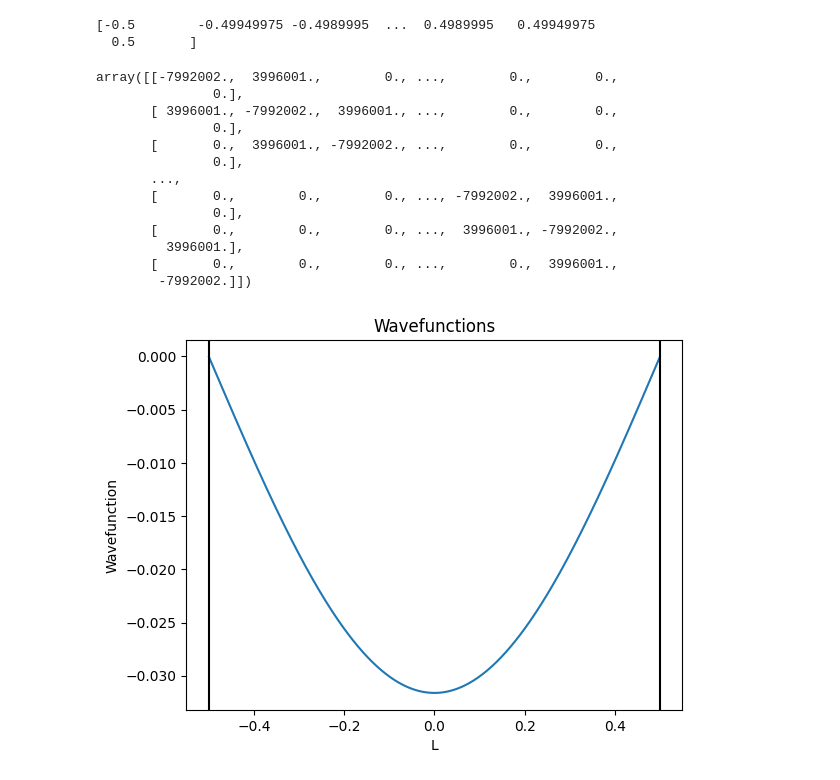
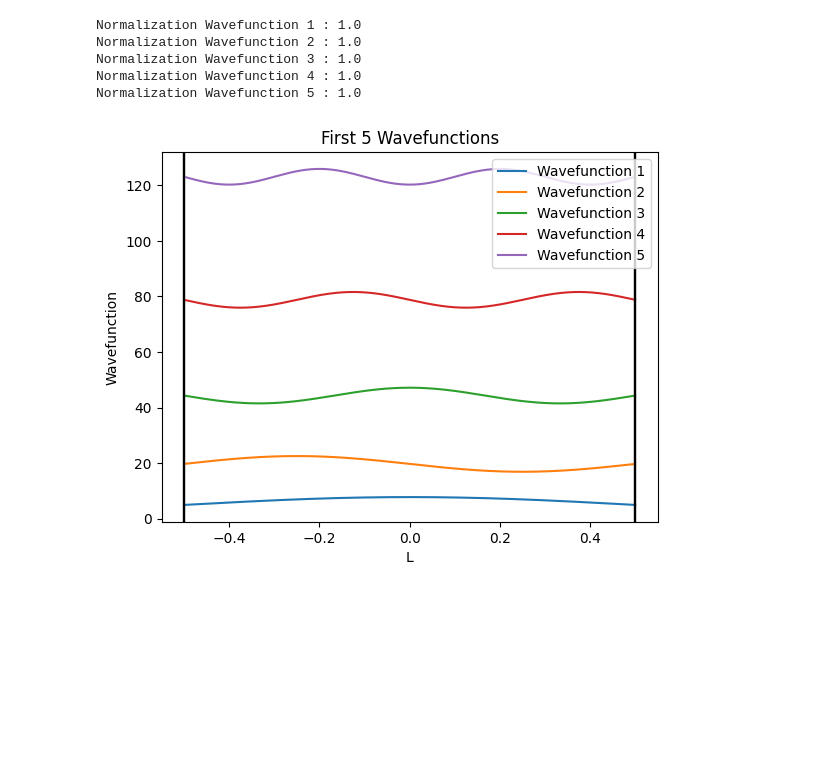
Before and after one commit to beanch96/comp-prob-solv, a Jupyter notebook: homework-1-grad.ipynb, the cells around one changed output. Saved outputs shown, nothing was run; the diff lists cells and outputs as text; code cells hidden in the pictures; blank space fills up the shorter version.

```diff
--- a/homework-1-grad.ipynb
+++ b/homework-1-grad.ipynb
@@ -11,10 +11,6 @@ m=1
 L=1.0
 n=2000
 grid= np.linspace(-L/2, L/2, n)
-print(grid)
-# %% [output]
-[-0.5        -0.49949975 -0.4989995  ...  0.4989995   0.49949975
-  0.5       ]
 # %%
 #task b
 
@@ -23,12 +19,11 @@ def Laplacian(n):
     Computes the Laplacian operator based on number of points in grid.
 
     Parameters:
-    coord1 (list): List of 3D coordinates of atom 1.
-    coord2 (list): List of 3D coordinates of atom 2.
-    coord3 (list): List of 3D coordinates of atom 3.
+    n (int): Number of points on the grid.
+
 
     Returns:
-    float: bond angle between three atoms in 3D space.
+    Array: Laplacian Matrix.
     """
     I=np.identity(n)
     sup_diag=np.diag(np.ones(n-1),1)
@@ -37,22 +32,6 @@ def Laplacian(n):
     dx=(1 / (n-1))
     laplacian=(1/(dx**2))*(-2*I+I_off)
     return laplacian
-
-Laplacian(n)
-# %% [output]
-array([[-7992002.,  3996001.,        0., ...,        0.,        0.,
-               0.],
-       [ 3996001., -7992002.,  3996001., ...,        0.,        0.,
-               0.],
-       [       0.,  3996001., -7992002., ...,        0.,        0.,
-               0.],
-       ...,
-       [       0.,        0.,        0., ..., -7992002.,  3996001.,
-               0.],
-       [       0.,        0.,        0., ...,  3996001., -7992002.,
-         3996001.],
-       [       0.,        0.,        0., ...,        0.,  3996001.,
-        -7992002.]])
 # %%
 #task c
 
@@ -69,15 +48,30 @@ sorted_eigenvectors = eigenvectors[:, sorted_indices]
 first_seven_eigenvalues = sorted_eigenvalues[:7]
 first_seven_eigenvectors = eigenvectors[:, sorted_indices[:7]]
 # %%
-wavefunction = sorted_eigenvectors[:, 0]
+# Step 4: Plot the first wavefunction
 
-# Step 4: Plot the first wavefunction
-plt.plot(grid, wavefunction)
-plt.axvline(x=L/2, color='black', linestyle='-')
-plt.axvline(x=-L/2, color='black', linestyle='-')
-plt.title("Wavefunctions")
+
+x=grid
+dx= (grid[1]-grid[0])
+for i in range(5):
+    wavefunction= -sorted_eigenvectors[:, i]
+    wavefunction= wavefunction/(np.sqrt(np.sum(wavefunction**2)*dx))
+    Normalization=(np.sum(wavefunction*wavefunction*dx))
+    print("Normalization Wavefunction",i+1,":", Normalization)
+    y=2*wavefunction+sorted_eigenvalues[i]
+    plt.plot(x,y, label=f"Wavefunction {i+1}")
+    plt.axvline(x=L/2, color='black', linestyle='-')
+    plt.axvline(x=-L/2, color='black', linestyle='-')
+
+plt.title("First 5 Wavefunctions")
 plt.xlabel("L")
 plt.ylabel("Wavefunction")
+plt.legend()
 plt.show()
 # %% [output]
+Normalization Wavefunction 1 : 1.0
+Normalization Wavefunction 2 : 1.0
+Normalization Wavefunction 3 : 1.0
+Normalization Wavefunction 4 : 1.0
+Normalization Wavefunction 5 : 1.0
-[figure, old version]
+[figure, new version]
```
